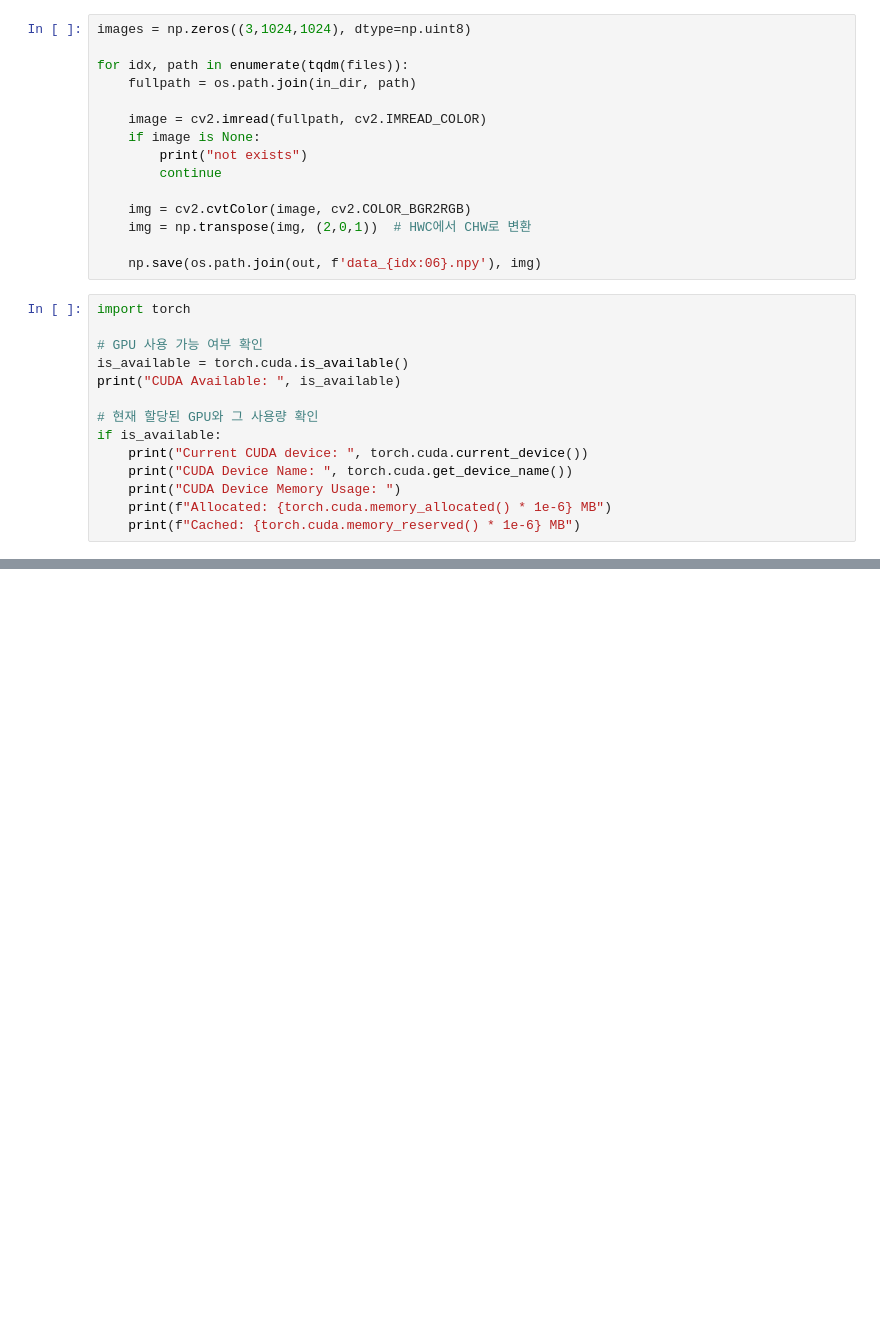
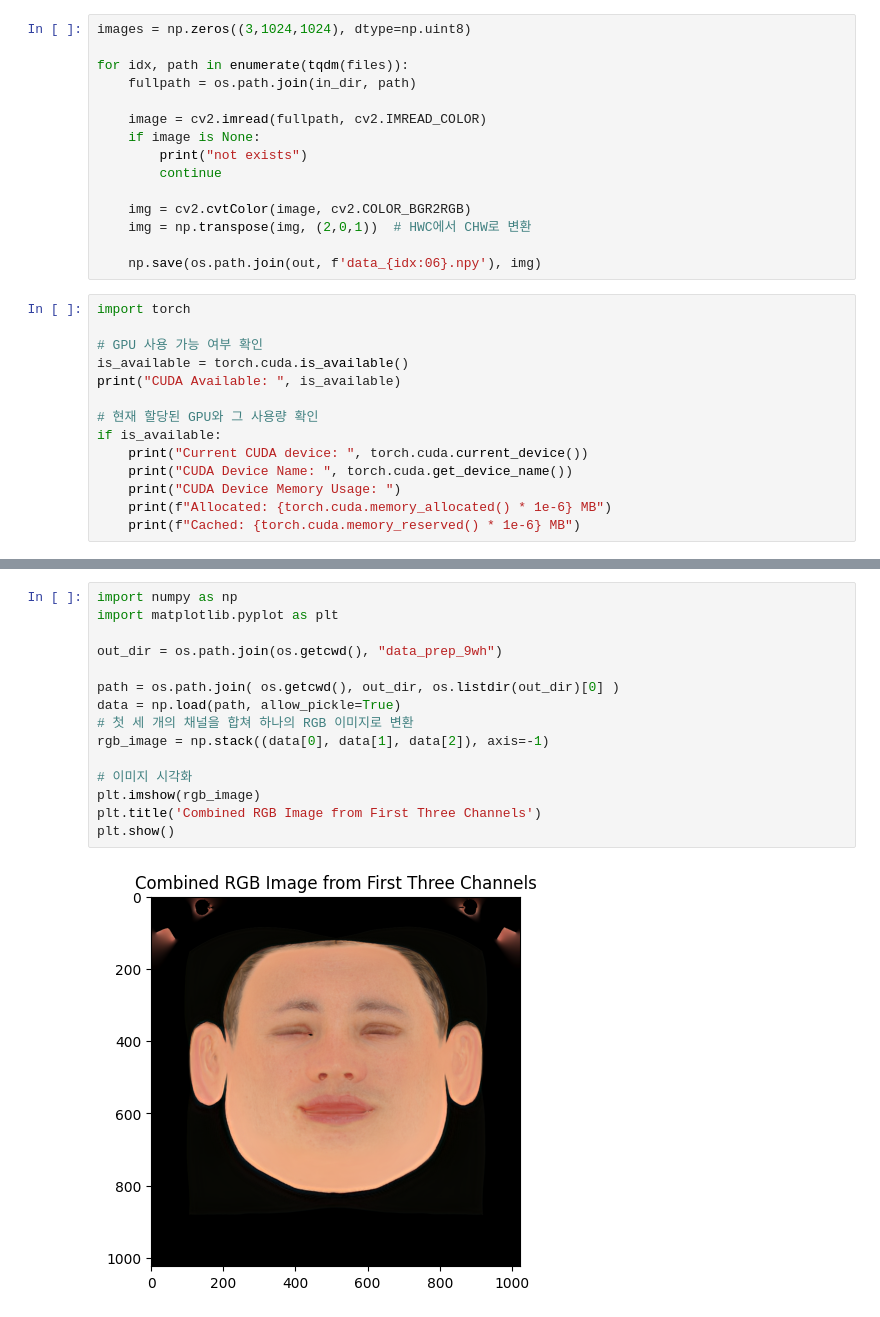
Before and after one commit to redbean/ffhq_texture_gen, a Jupyter notebook: data_preprocess_for_one.ipynb, the cells around one changed output, grey strips where cells are left out. Drawn from its saved outputs; the diff is of its cells as text; blank space fills up the shorter version.

```diff
--- a/data_preprocess_for_one.ipynb
+++ b/data_preprocess_for_one.ipynb
@@ -50,0 +53,17 @@ print(f"Memory Usage: {process.memory_info().rss / 1024 ** 2:.2f} MB")  # RSS: R
+# %%
+import numpy as np
+import matplotlib.pyplot as plt
+
+out_dir = os.path.join(os.getcwd(), "data_prep_9wh")
+
+path = os.path.join( os.getcwd(), out_dir, os.listdir(out_dir)[0] )
+data = np.load(path, allow_pickle=True)
+# 첫 세 개의 채널을 합쳐 하나의 RGB 이미지로 변환
+rgb_image = np.stack((data[0], data[1], data[2]), axis=-1)
+
+# 이미지 시각화
+plt.imshow(rgb_image)
+plt.title('Combined RGB Image from First Three Channels')
+plt.show()
+# %% [output]
+[figure, added]
```
Also changed, not shown: parts of 1 cell of this notebook.
